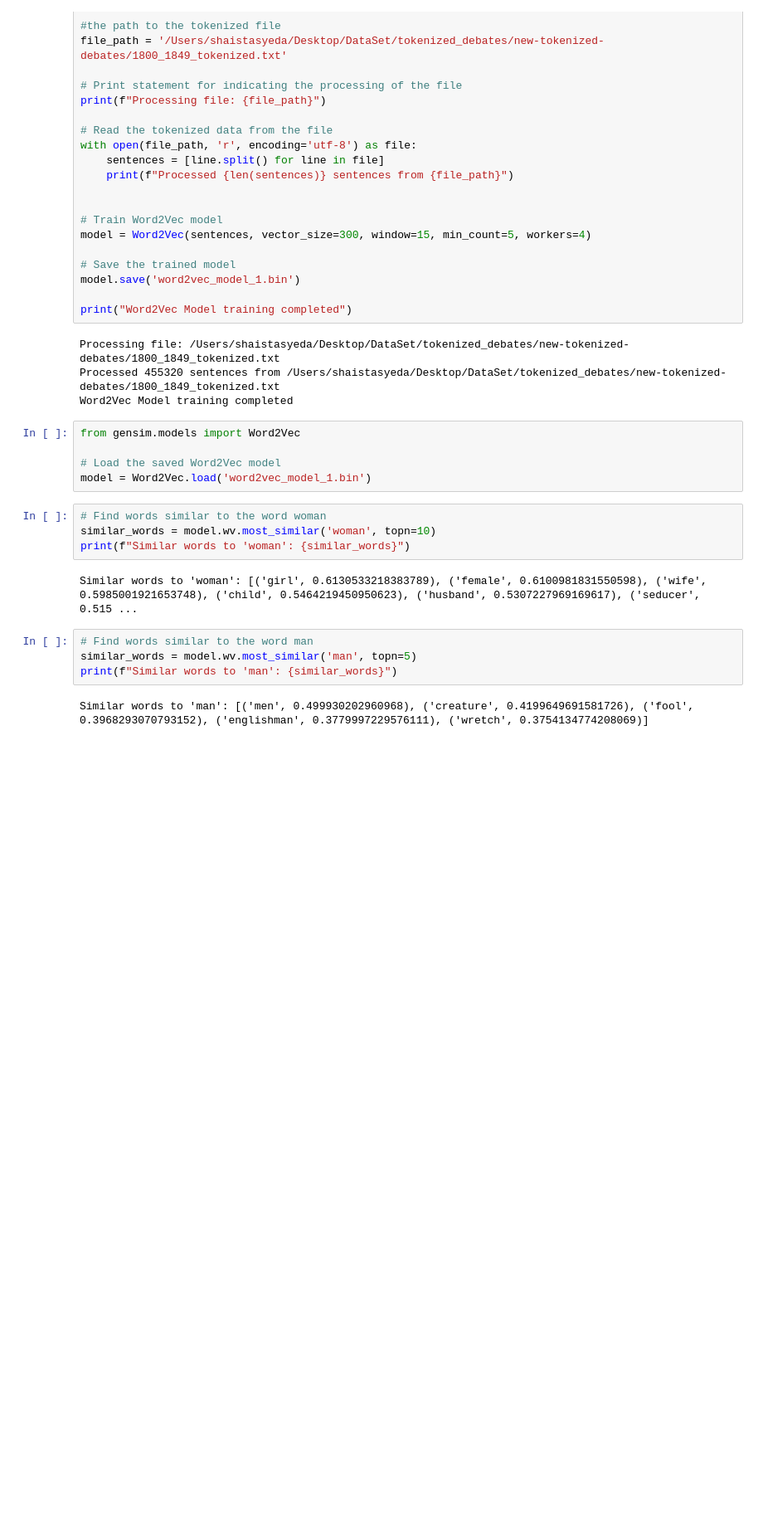
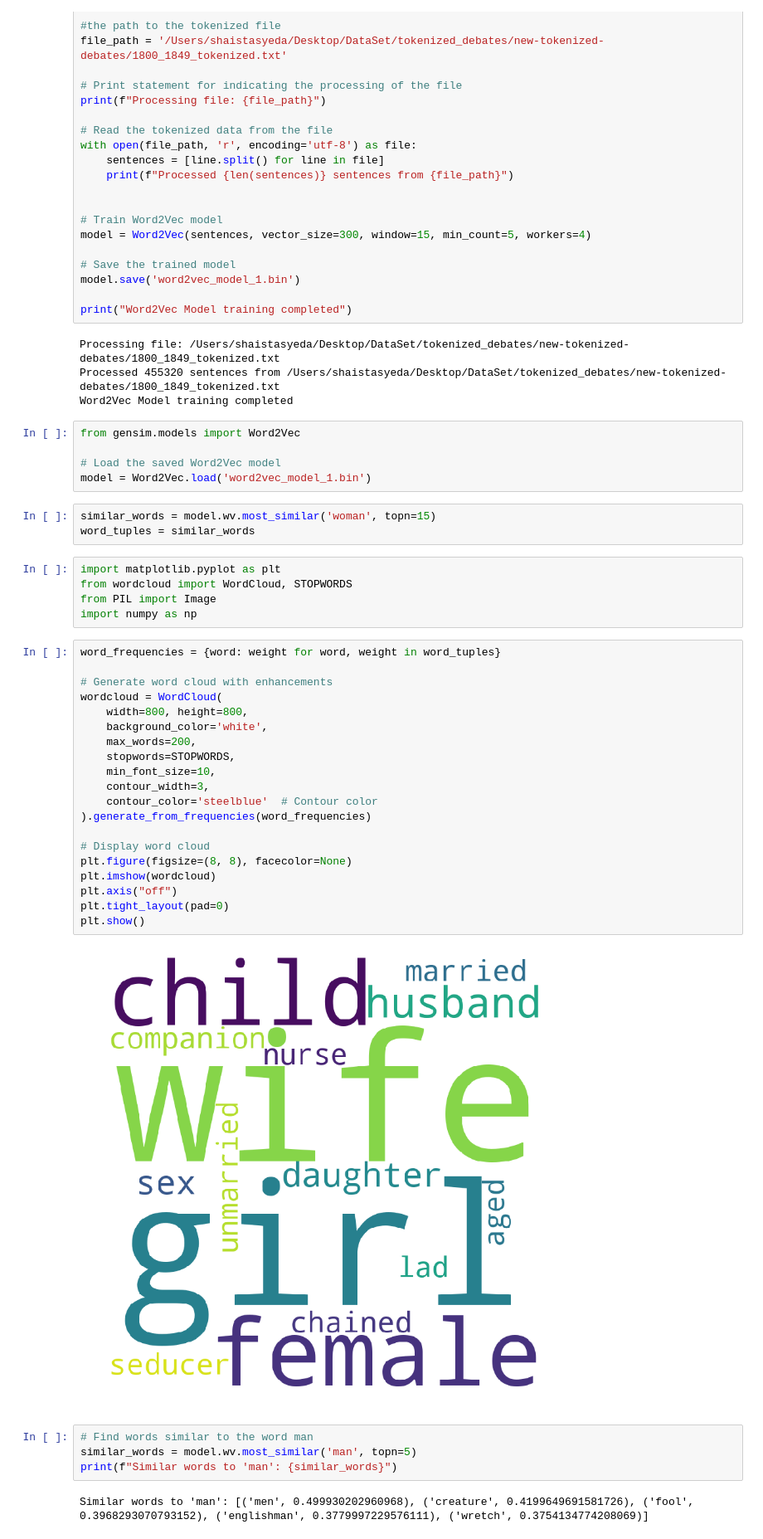
Before and after one commit to xssti/Analysis-of-gender-perception, a Jupyter notebook: ADS-2/Jupyter-Notebooks/WordEmbeddings.ipynb, the cells around one changed output. Shown: that part at 83% size. Saved outputs shown, nothing was run; the diff lists cells and outputs as text; blank space fills up the shorter version.

```diff
--- a/ADS-2/Jupyter-Notebooks/WordEmbeddings.ipynb
+++ b/ADS-2/Jupyter-Notebooks/WordEmbeddings.ipynb
@@ -243,11 +243,35 @@ from gensim.models import Word2Vec
 # Load the saved Word2Vec model
 model = Word2Vec.load('word2vec_model_1.bin')
 # %%
-# Find words similar to the word woman
-similar_words = model.wv.most_similar('woman', topn=10)
-print(f"Similar words to 'woman': {similar_words}")
+similar_words = model.wv.most_similar('woman', topn=15)
+word_tuples = similar_words
-# %% [output]
-Similar words to 'woman': [('girl', 0.6130533218383789), ('female', 0.6100981831550598), ('wife', 0.5985001921653748), ('child', 0.5464219450950623), ('husband', 0.5307227969169617), ('seducer', 0.515 ...
+# %%
+import matplotlib.pyplot as plt
+from wordcloud import WordCloud, STOPWORDS
+from PIL import Image
+import numpy as np
+# %%
+word_frequencies = {word: weight for word, weight in word_tuples}
+
+# Generate word cloud with enhancements
+wordcloud = WordCloud(
+    width=800, height=800,
+    background_color='white',
+    max_words=200,
+    stopwords=STOPWORDS,
+    min_font_size=10,
+    contour_width=3,
+    contour_color='steelblue'  # Contour color
+).generate_from_frequencies(word_frequencies)
+
+# Display word cloud
+plt.figure(figsize=(8, 8), facecolor=None)
+plt.imshow(wordcloud)
+plt.axis("off")
+plt.tight_layout(pad=0)
+plt.show()
+# %% [output]
+[figure, added]
 # %%
 # Find words similar to the word man
 similar_words = model.wv.most_similar('man', topn=5)
```
Also changed, not shown: parts of 14 cells of this notebook.
